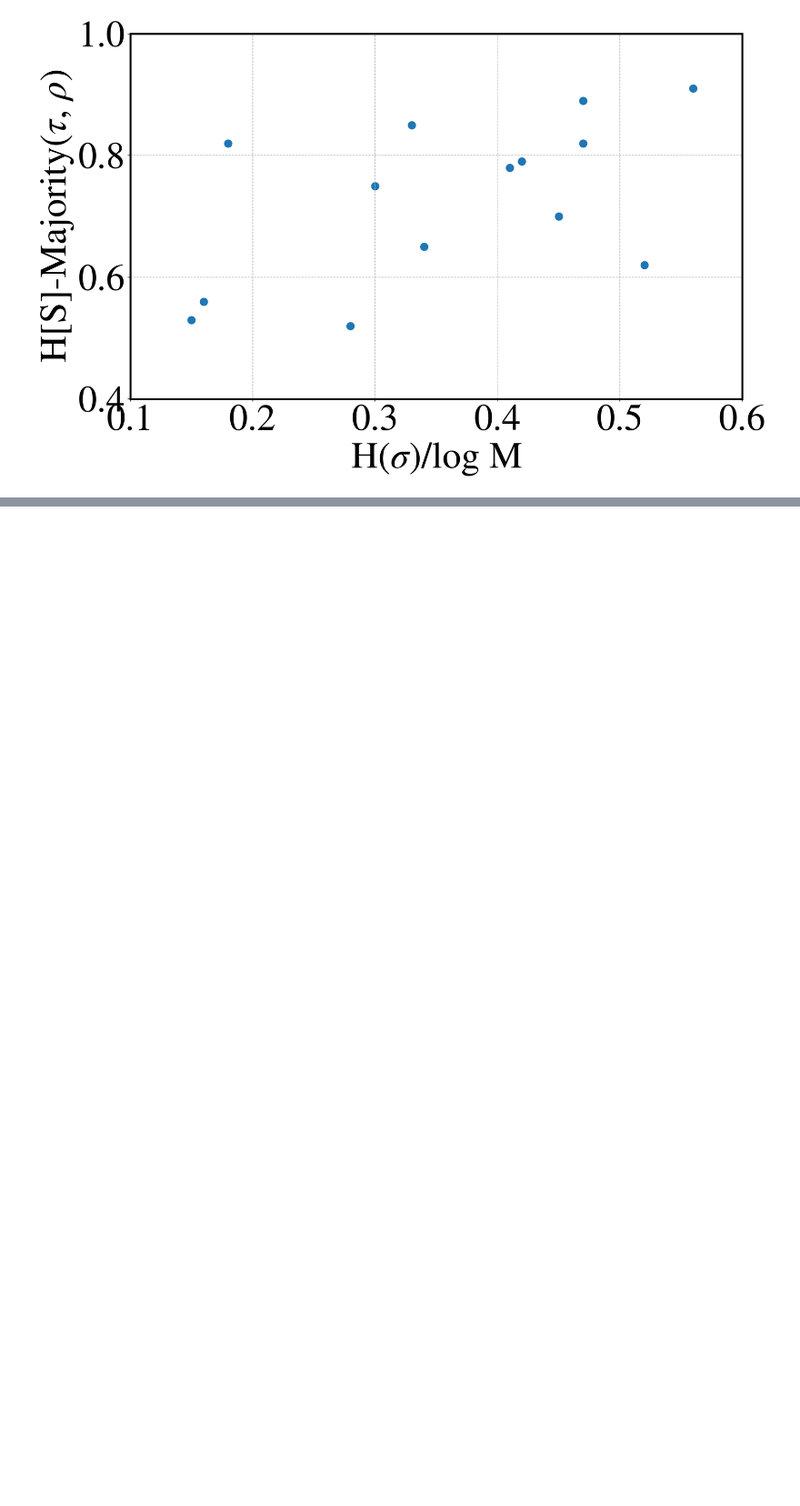
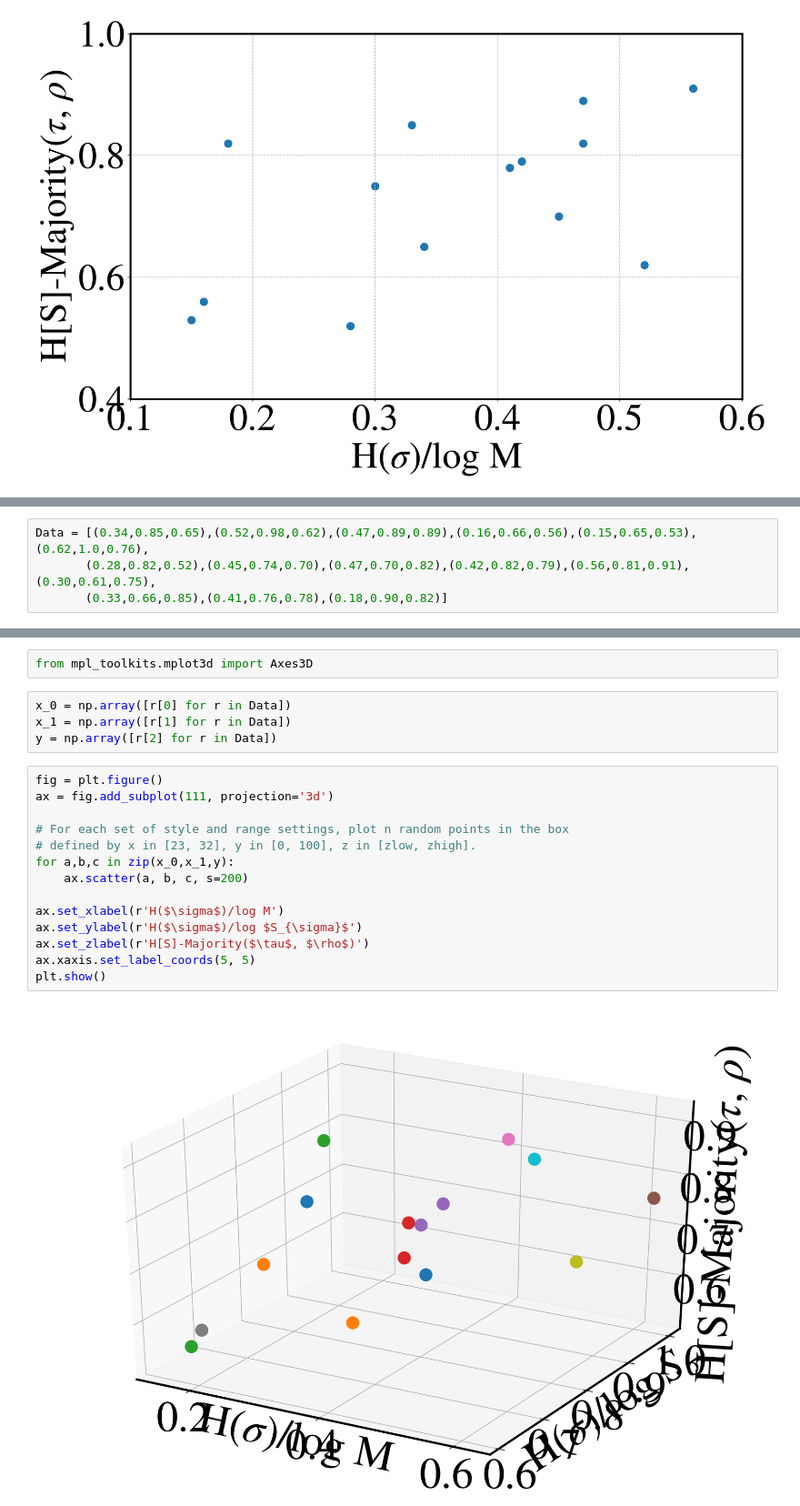
Before and after one commit to Sandipan99/Ranking_cluster_algorithms, a Jupyter notebook: Plot.ipynb, the cells around one changed output, grey strips where cells are left out. Shown: that part at 91% size. Saved outputs shown, nothing was run; the diff lists cells and outputs as text; blank space fills up the shorter version.

```diff
--- a/Plot.ipynb
+++ b/Plot.ipynb
@@ -164,0 +234,4 @@ plt.savefig('plots/summary.pdf',dpi=200)
+# %%
+Data = [(0.34,0.85,0.65),(0.52,0.98,0.62),(0.47,0.89,0.89),(0.16,0.66,0.56),(0.15,0.65,0.53),(0.62,1.0,0.76),
+       (0.28,0.82,0.52),(0.45,0.74,0.70),(0.47,0.70,0.82),(0.42,0.82,0.79),(0.56,0.81,0.91),(0.30,0.61,0.75),
+       (0.33,0.66,0.85),(0.41,0.76,0.78),(0.18,0.90,0.82)]
@@ -164,0 +294,22 @@ plt.savefig('plots/summary.pdf',dpi=200)
+# %%
+from mpl_toolkits.mplot3d import Axes3D
+# %%
+x_0 = np.array([r[0] for r in Data])
+x_1 = np.array([r[1] for r in Data])
+y = np.array([r[2] for r in Data])
+# %%
+fig = plt.figure()
+ax = fig.add_subplot(111, projection='3d')
+
+# For each set of style and range settings, plot n random points in the box
+# defined by x in [23, 32], y in [0, 100], z in [zlow, zhigh].
+for a,b,c in zip(x_0,x_1,y):
+    ax.scatter(a, b, c, s=200)
+
+ax.set_xlabel(r'H($\sigma$)/log M')
+ax.set_ylabel(r'H($\sigma$)/log $S_{\sigma}$')
+ax.set_zlabel(r'H[S]-Majority($\tau$, $\rho$)')
+ax.xaxis.set_label_coords(5, 5)
+plt.show()
+# %% [output]
+[figure, added]
```
Also changed, not shown: parts of 21 cells of this notebook.
